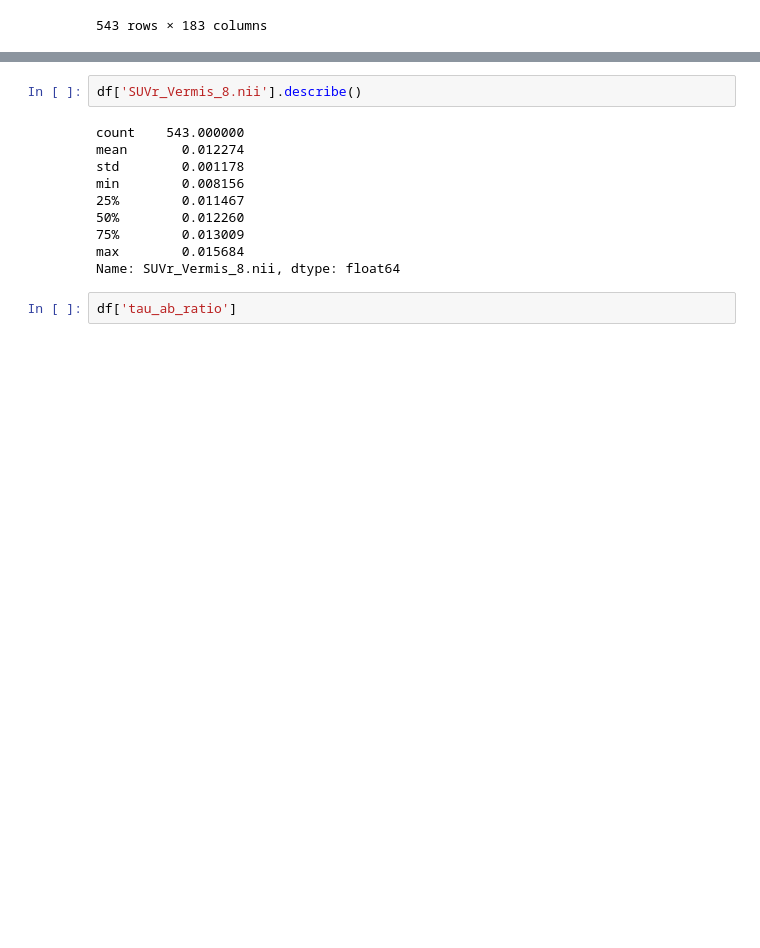
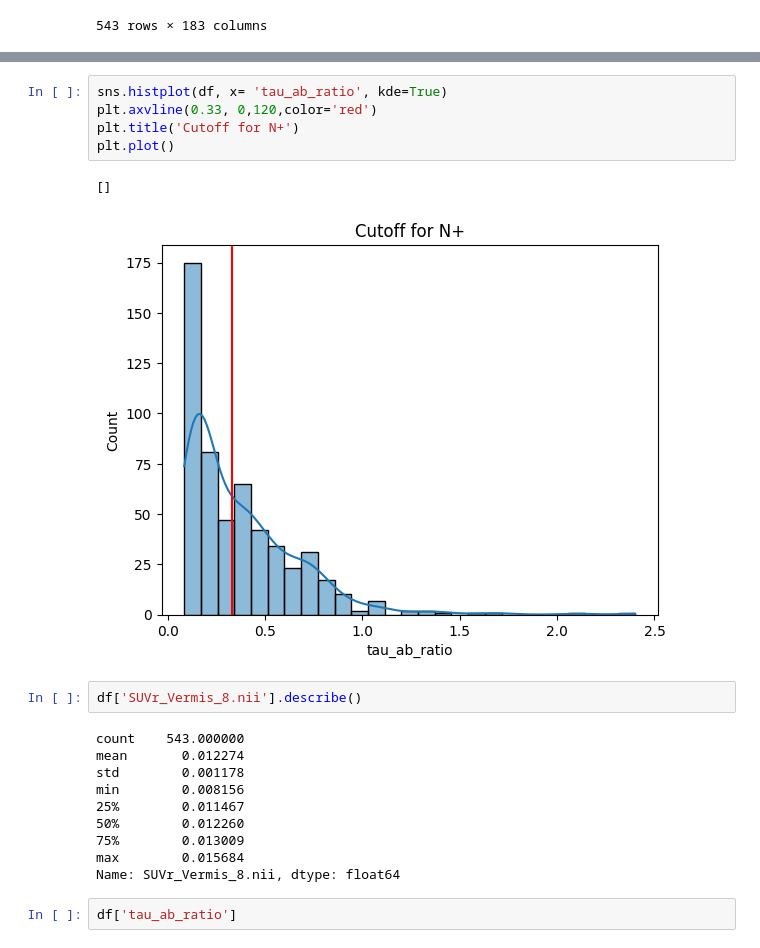
Before and after one commit to Aquila69420/adni-ml, a Jupyter notebook: classification.ipynb, the cells around one changed output, grey strips where cells are left out. Saved outputs shown, nothing was run; the diff lists cells and outputs as text; blank space fills up the shorter version.

```diff
--- a/classification.ipynb
+++ b/classification.ipynb
@@ -61,3 +80,11 @@ df
+# %%
+sns.histplot(df, x= 'tau_ab_ratio', kde=True)
+plt.axvline(0.33, 0,120,color='red')
+plt.title('Cutoff for N+')
+plt.plot()
+# %% [output]
+[]
+[figure, added]
 # %%
 df['SUVr_Vermis_8.nii'].describe()
 # %% [output]
```
Also changed, not shown: parts of 35 cells of this notebook, 9 other files.
